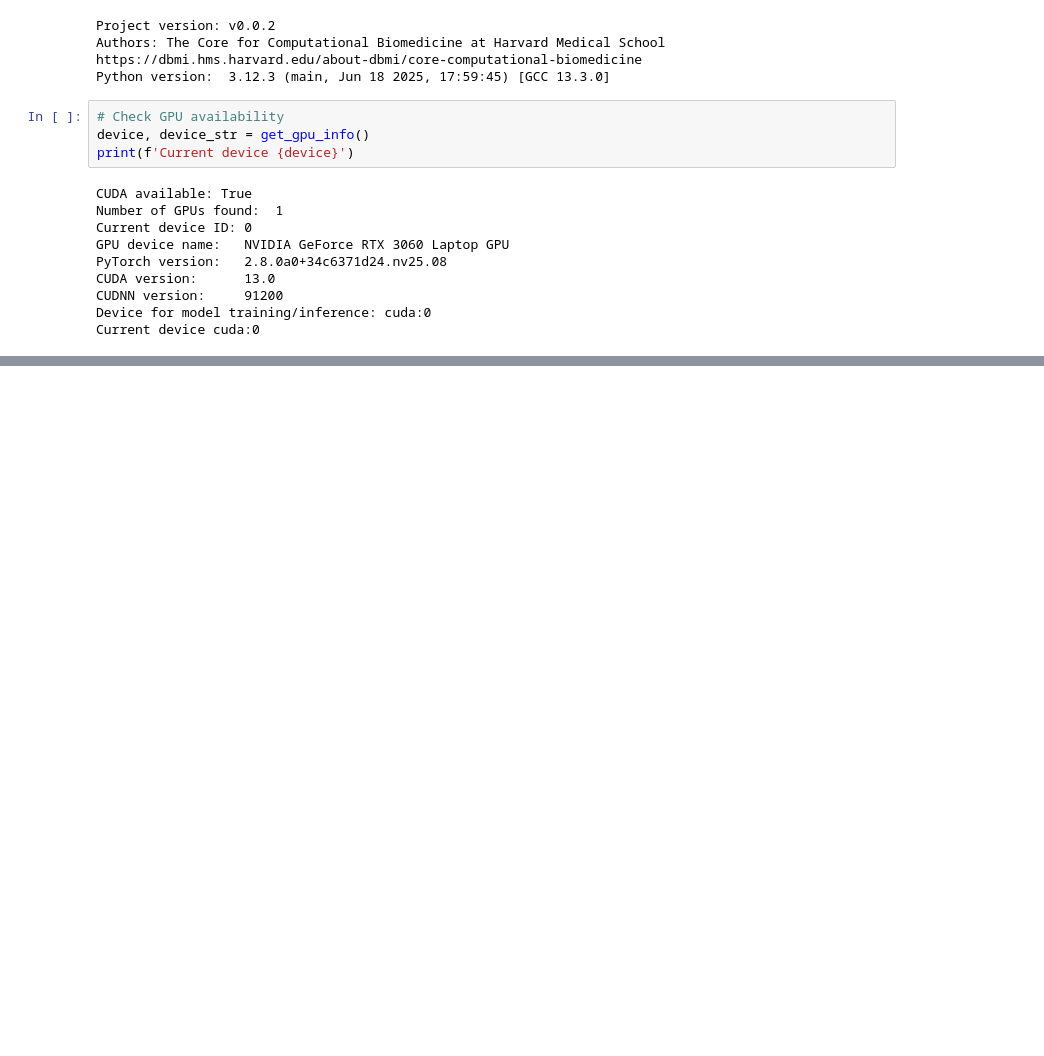
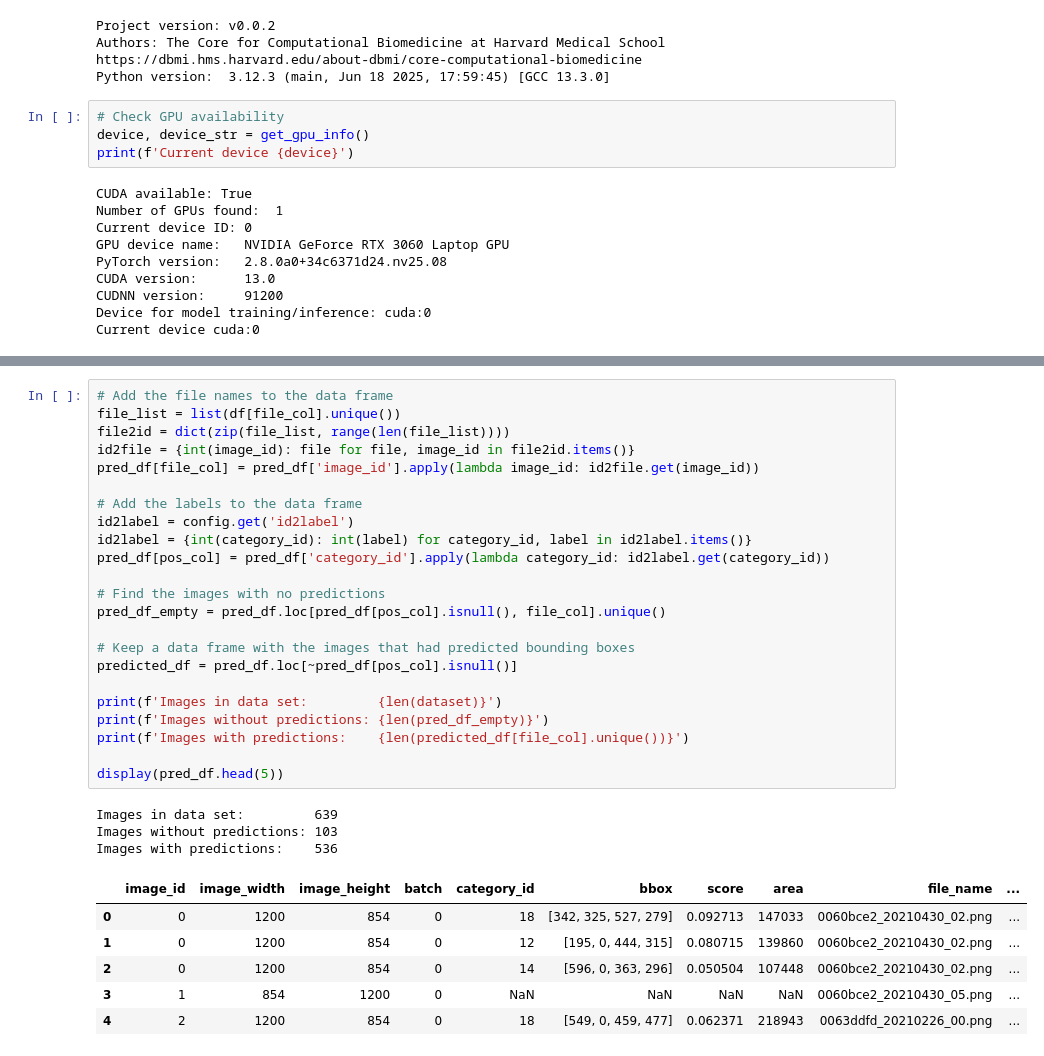
Before and after one commit to ccb-hms/computervision, a Jupyter notebook: notebooks/detection/10_performance_hsdm.ipynb, the cells around one changed output, grey strips where cells are left out. Drawn from its saved outputs; the diff is of its cells as text; blank space fills up the shorter version.

```diff
--- a/notebooks/detection/10_performance_hsdm.ipynb
+++ b/notebooks/detection/10_performance_hsdm.ipynb
@@ -65,0 +133,33 @@ bbox_col = 'bbox'
+# %%
+# Add the file names to the data frame
+file_list = list(df[file_col].unique())
+file2id = dict(zip(file_list, range(len(file_list))))
+id2file = {int(image_id): file for file, image_id in file2id.items()}
+pred_df[file_col] = pred_df['image_id'].apply(lambda image_id: id2file.get(image_id))
+
+# Add the labels to the data frame
+id2label = config.get('id2label')
+id2label = {int(category_id): int(label) for category_id, label in id2label.items()}
+pred_df[pos_col] = pred_df['category_id'].apply(lambda category_id: id2label.get(category_id))
+
+# Find the images with no predictions
+pred_df_empty = pred_df.loc[pred_df[pos_col].isnull(), file_col].unique()
+
+# Keep a data frame with the images that had predicted bounding boxes
+predicted_df = pred_df.loc[~pred_df[pos_col].isnull()]
+
+print(f'Images in data set:         {len(dataset)}')
+print(f'Images without predictions: {len(pred_df_empty)}')
+print(f'Images with predictions:    {len(predicted_df[file_col].unique())}')
+
+display(pred_df.head(5))
+# %% [output]
+Images in data set:         639
+Images without predictions: 103
+Images with predictions:    536
+|  | image_id | image_width | image_height | batch | category_id | bbox | score | area | file_name | ... |
+| 0 | 0 | 1200 | 854 | 0 | 18 | [342, 325, 527, 279] | 0.092713 | 147033 | 0060bce2_20210430_02.png | ... |
+| 1 | 0 | 1200 | 854 | 0 | 12 | [195, 0, 444, 315] | 0.080715 | 139860 | 0060bce2_20210430_02.png | ... |
+| 2 | 0 | 1200 | 854 | 0 | 14 | [596, 0, 363, 296] | 0.050504 | 107448 | 0060bce2_20210430_02.png | ... |
+| 3 | 1 | 854 | 1200 | 0 | NaN | NaN | NaN | NaN | 0060bce2_20210430_05.png | ... |
+| 4 | 2 | 1200 | 854 | 0 | 18 | [549, 0, 459, 477] | 0.062371 | 218943 | 0063ddfd_20210226_00.png | ... |
```
Also changed, not shown: parts of 9 cells of this notebook, 2 other files.
